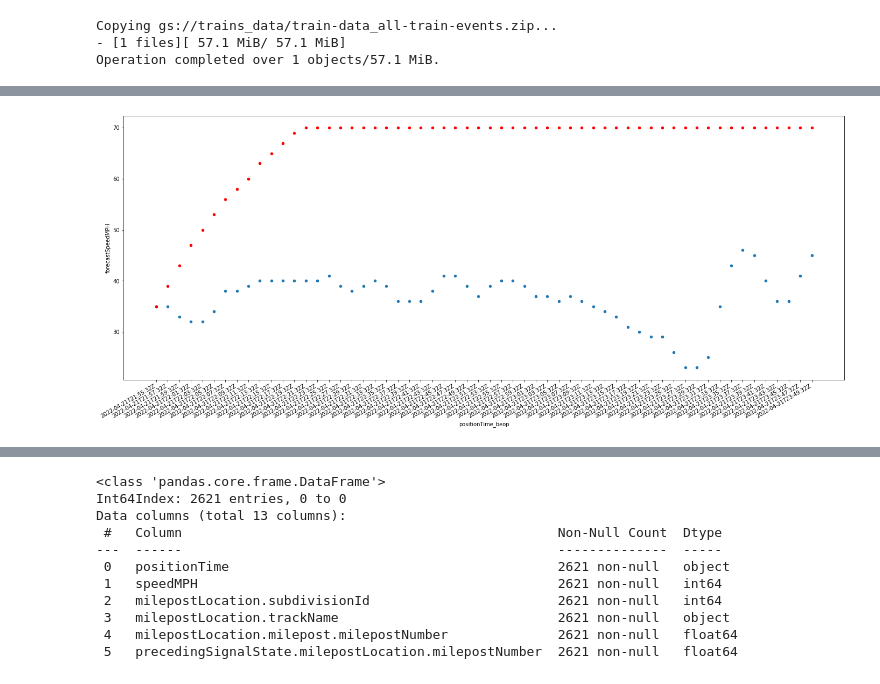
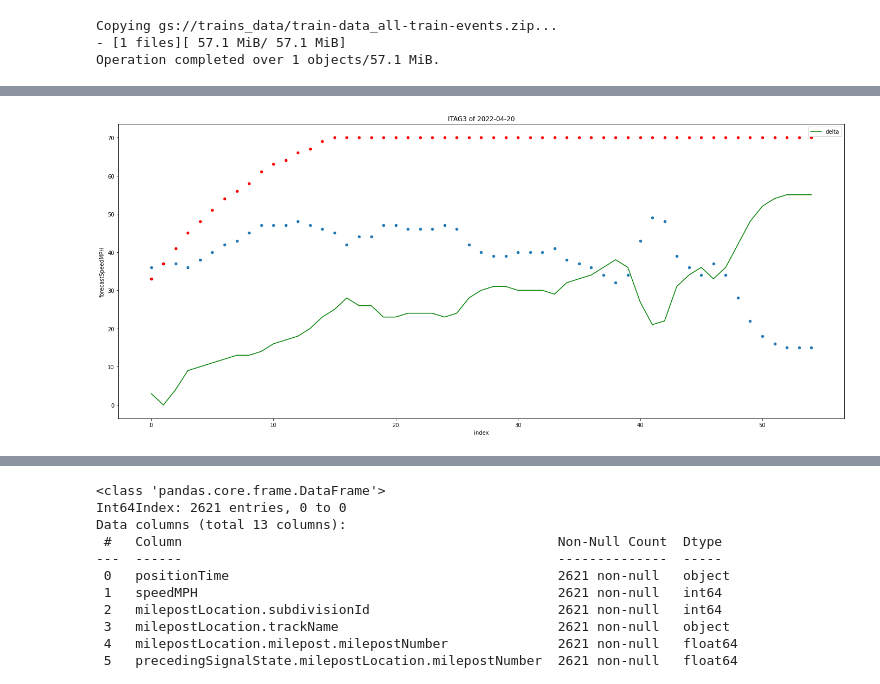
Before and after one commit to swicklund/hackathon, a Jupyter notebook: TensorFlowSteve.ipynb, the cells around one changed output, grey strips where cells are left out. Drawn from its saved outputs; the diff is of its cells as text; code cells hidden in the pictures.

```diff
--- a/TensorFlowSteve.ipynb
+++ b/TensorFlowSteve.ipynb
@@ -105,0 +107,3 @@ memory usage: 921.4+ KB
+# %%
+dfTrains = dfTrains.drop_duplicates(subset=['ptcLeadLocomotiveId', 'trainId.trainSymbol', 'trainId.trainDate'], keep='first')
+print(dfTrains.shape)
@@ -106,5 +112,8 @@ memory usage: 921.4+ KB
 # %%
-actuals = pd.json_normalize(dfTrains.iloc[100]['trainActualPositionList'])
+trainIndex = 3
+trainId = dfTrains.iloc[trainIndex]['trainId.trainSymbol']+" of "+dfTrains.iloc[trainIndex]['trainId.trainDate']
+print(dfTrains.iloc[trainIndex])
+actuals = pd.json_normalize(dfTrains.iloc[trainIndex]['trainActualPositionList'])
 cols = list(actuals.columns)
 dfx = (actuals[cols[0:2] + cols[3:5]])
 dfx = dfx.rename(columns={"speedMPH" : "speedMPH", "milepostLocation.trackName":"trackName", "milepostLocation.milepost.milepostNumber": "milepostNumber" })
@@ -120,7 +146,7 @@ dfx.head()
 # %%
-est = pd.json_normalize(dfTrains.iloc[100]['trainEstimatedPositionList'])
+est = pd.json_normalize(dfTrains.iloc[trainIndex]['trainEstimatedPositionList'])
 beop = est.rename(columns={"speedMPH" : "forecastSpeedMPH", "milepostLocation.trackName":"forecastTrackName", "milepostLocation.milepost.milepostNumber": "forecastMilepostNumber" })
 # beop = beop.set_index("positionTime")
-beop = beop.drop(columns=["milepostLocation.subdivisionId"])
+# beop = beop.drop(columns=["milepostLocation.subdivisionId"])
 beop
 # %% [output]
@@ -163,5 +185,7 @@ plt.show()
 # %%
 dn = joined.dropna()
+delta = abs(dn["speedMPH"] - dn["forecastSpeedMPH"]);
 dn = dn.apply(lambda x: abs(x) if x.name=='speedMPH' or  x.name=='forecastSpeedMPH' else x)
-dn
+dn["delta"] = delta
+dn.head()
 # %% [output]
@@ -185,9 +198,11 @@ dn
 # %%
 ax = plt.gca()
-dn.plot(x="positionTime_beop", y="speedMPH", kind="scatter", ax=ax, figsize=[24,10])
-dn.plot(x="positionTime_beop", y="forecastSpeedMPH", kind="scatter", color="red", ax=ax, figsize=[24,10])
-
-plt.gcf().autofmt_xdate()
+dn = dn.reset_index();
+dn.plot(x = 'index', y="speedMPH", use_index=True, kind="scatter", ax=ax, figsize=[24,10])
+dn.plot(x = 'index', y="forecastSpeedMPH", use_index=True, kind="scatter", color="red", ax=ax, figsize=[24,10])
+dn.plot(x = 'index', y="delta", use_index=True, kind="line", color="green", ax=ax, figsize=[24,10])
+# plt.gcf().autofmt_xdate()
+plt.title(trainId)
 plt.show()
 # %% [output]
-[figure, old version]
+[figure, new version]
```
Also changed, not shown: parts of 13 cells of this notebook.
